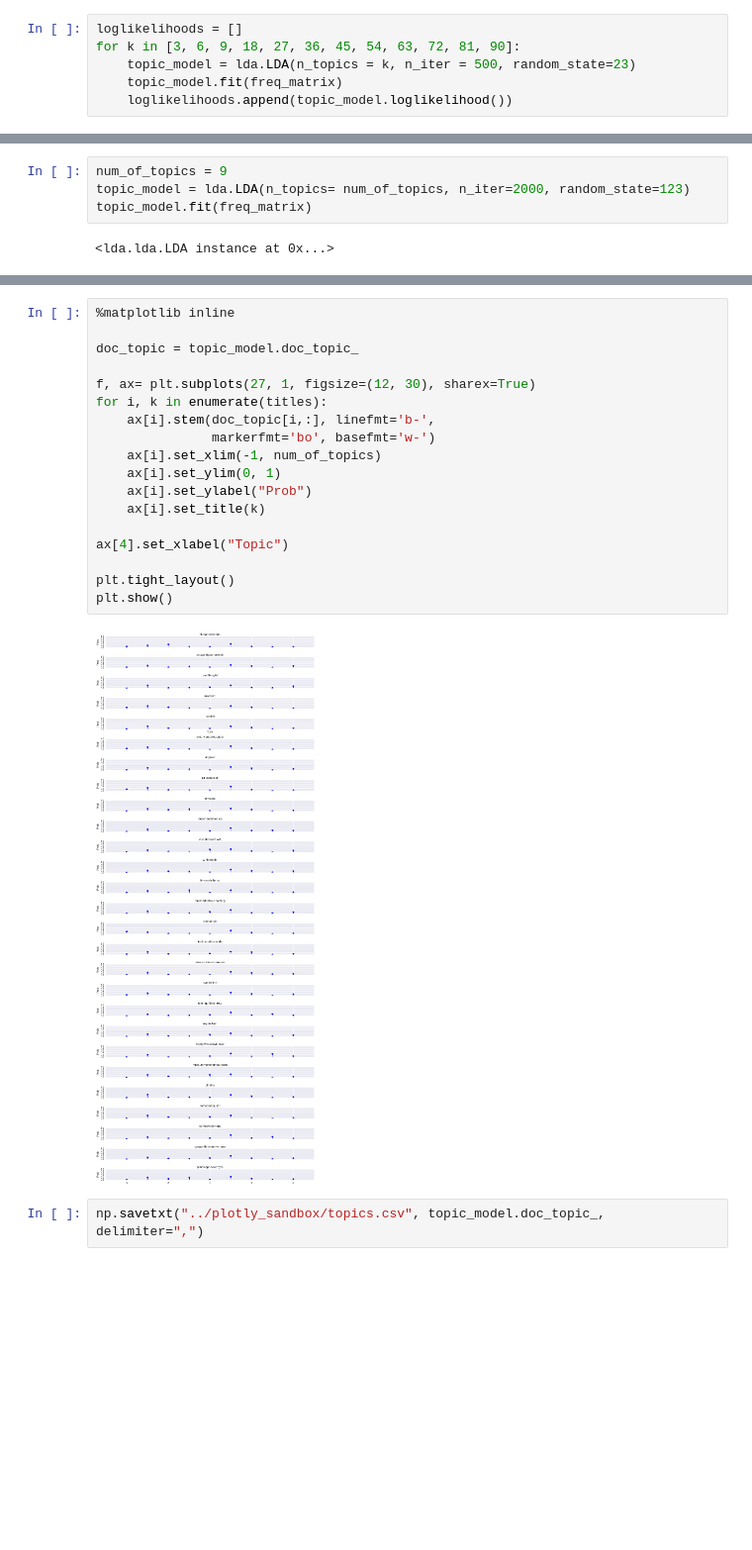
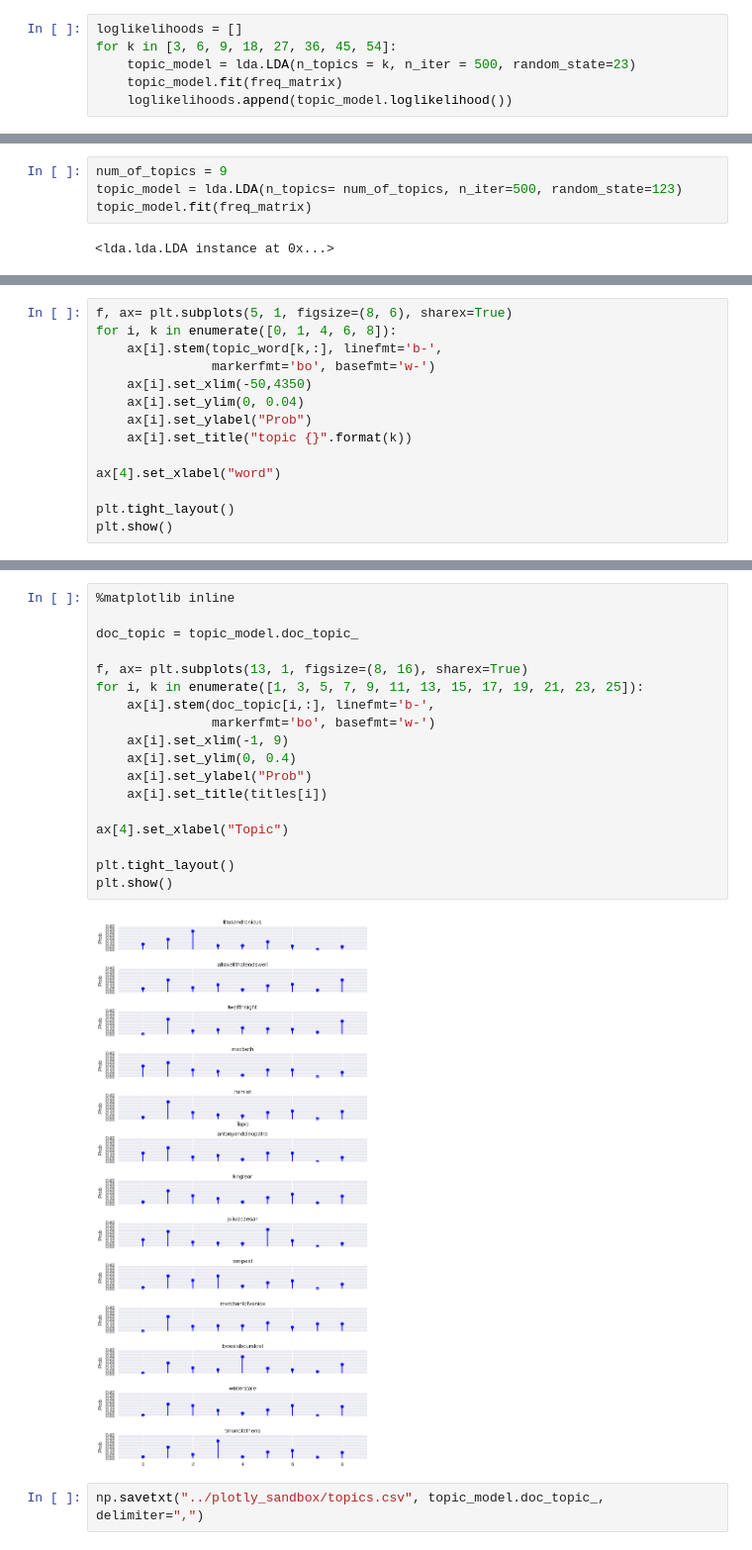
Before and after one commit to sereprz/ShakespeareTextAnalysis, a Jupyter notebook: nlp_shakespeare.ipynb, the cells around one changed output, grey strips where cells are left out. Shown at 99% size. Saved outputs shown, nothing was run; the diff lists cells and outputs as text; blank space fills up the shorter version.

Commit message:
added some plots and code for lda in gensim

```diff
--- a/nlp_shakespeare.ipynb
+++ b/nlp_shakespeare.ipynb
@@ -157,7 +167,7 @@ unique_words = vectorizer.get_feature_names()
 Number of topics the dumb way: max likelihood
 # %%
 loglikelihoods = []
-for k in [3, 6, 9, 18, 27, 36, 45, 54, 63, 72, 81, 90]:
+for k in [3, 6, 9, 18, 27, 36, 45, 54]:
     topic_model = lda.LDA(n_topics = k, n_iter = 500, random_state=23)
     topic_model.fit(freq_matrix)
     loglikelihoods.append(topic_model.loglikelihood())
@@ -177,6 +199,6 @@ ggplot(tmp, aes(x='num_topics', y='log_like')) + geom_line(color='steelblue', si
 # %%
 num_of_topics = 9
-topic_model = lda.LDA(n_topics= num_of_topics, n_iter=2000, random_state=123)
+topic_model = lda.LDA(n_topics= num_of_topics, n_iter=500, random_state=123)
 topic_model.fit(freq_matrix)
 # %% [output]
 <lda.lda.LDA instance at 0x...>
@@ -206,0 +236,14 @@ Topic 8: fool ladi would lord gentleman know clown may madam
+# %%
+f, ax= plt.subplots(5, 1, figsize=(8, 6), sharex=True)
+for i, k in enumerate([0, 1, 4, 6, 8]):
+    ax[i].stem(topic_word[k,:], linefmt='b-',
+               markerfmt='bo', basefmt='w-')
+    ax[i].set_xlim(-50,4350)
+    ax[i].set_ylim(0, 0.04)
+    ax[i].set_ylabel("Prob")
+    ax[i].set_title("topic {}".format(k))
+
+ax[4].set_xlabel("word")
+
+plt.tight_layout()
+plt.show()
@@ -207,23 +252,23 @@ Topic 8: fool ladi would lord gentleman know clown may madam
 # %%
 %matplotlib inline
 
 doc_topic = topic_model.doc_topic_
 
-f, ax= plt.subplots(27, 1, figsize=(12, 30), sharex=True)
-for i, k in enumerate(titles):
+f, ax= plt.subplots(13, 1, figsize=(8, 16), sharex=True)
+for i, k in enumerate([1, 3, 5, 7, 9, 11, 13, 15, 17, 19, 21, 23, 25]):
     ax[i].stem(doc_topic[i,:], linefmt='b-',
                markerfmt='bo', basefmt='w-')
-    ax[i].set_xlim(-1, num_of_topics)
-    ax[i].set_ylim(0, 1)
+    ax[i].set_xlim(-1, 9)
+    ax[i].set_ylim(0, 0.4)
     ax[i].set_ylabel("Prob")
-    ax[i].set_title(k)
+    ax[i].set_title(titles[i])
 
 ax[4].set_xlabel("Topic")
 
 plt.tight_layout()
 plt.show()
 # %% [output]
-[figure, old version]
+[figure, new version]
 # %%
 np.savetxt("../plotly_sandbox/topics.csv", topic_model.doc_topic_, delimiter=",")
 # %% [markdown]
```
Also changed, not shown: parts of 34 cells of this notebook.
